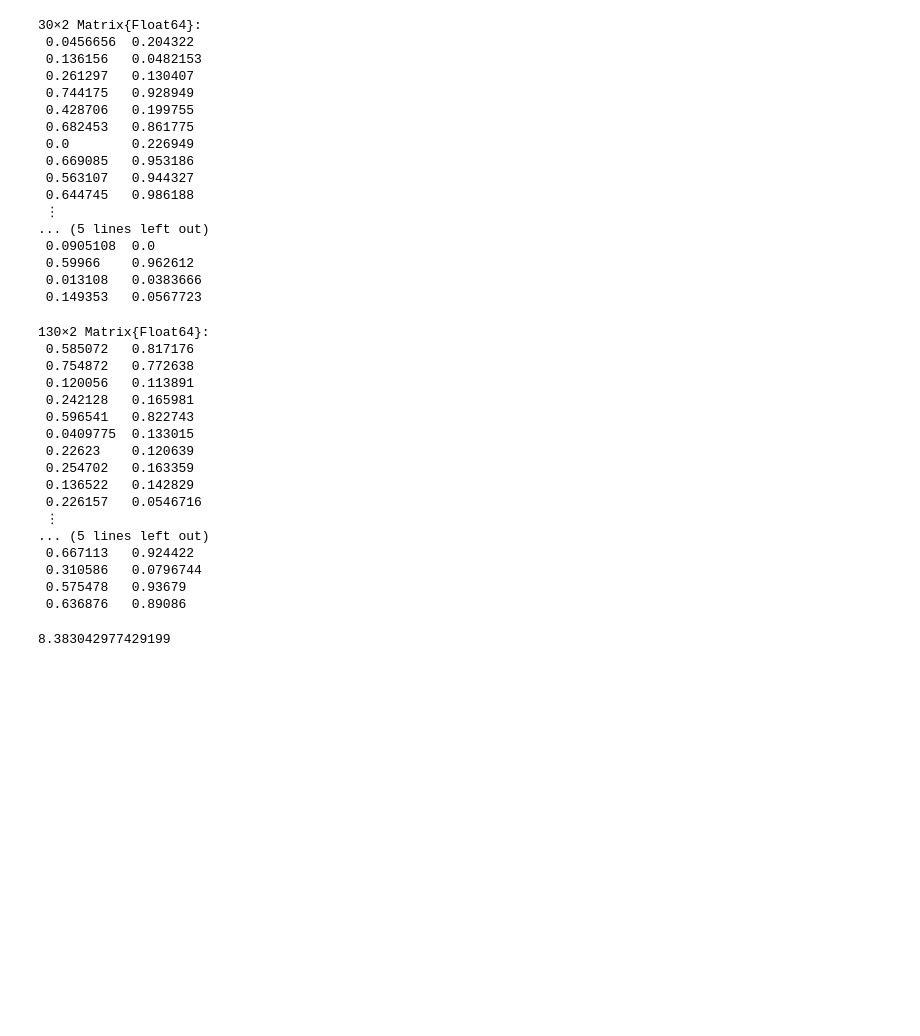
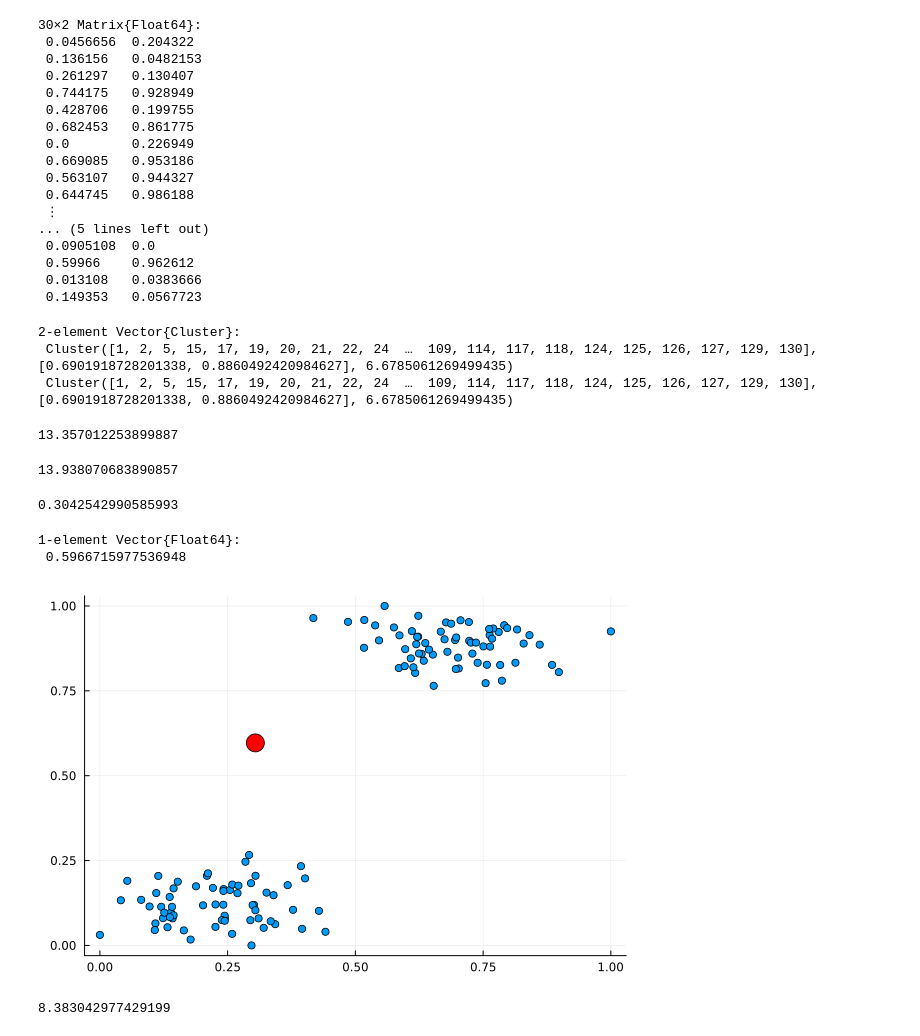
Before and after one commit to MarcoAntonioli/Optimal_Kmeans, a Jupyter notebook: development/Notebooks/CG_Clust.ipynb, the cells around one changed output. Saved outputs shown, nothing was run; the diff lists cells and outputs as text; code cells hidden in the pictures; blank space fills up the shorter version.

```diff
--- a/development/Notebooks/CG_Clust.ipynb
+++ b/development/Notebooks/CG_Clust.ipynb
@@ -405,26 +383,34 @@ for i = 20:130
     results = column_generation(points, 2, 20, 10, false)
     push!(cg_results, results["CGIP_objective"])
 end
+# %%
+results["clusters"][findall(x->x==1, results["CGIP_solution"])]
+# %% [output]
+2-element Vector{Cluster}:
+ Cluster([1, 2, 5, 15, 17, 19, 20, 21, 22, 24  …  109, 114, 117, 118, 124, 125, 126, 127, 129, 130], [0.6901918728201338, 0.8860492420984627], 6.6785061269499435)
+ Cluster([1, 2, 5, 15, 17, 19, 20, 21, 22, 24  …  109, 114, 117, 118, 124, 125, 126, 127, 129, 130], [0.6901918728201338, 0.8860492420984627], 6.6785061269499435)
+# %%
+cg_results[end]
+# %% [output]
+13.357012253899887
+# %%
+km_results[end]
+# %% [output]
+13.938070683890857
 # %%
-points
+points[78,1]
 # %% [output]
-130×2 Matrix{Float64}:
- 0.585072   0.817176
- 0.754872   0.772638
- 0.120056   0.113891
- 0.242128   0.165981
- 0.596541   0.822743
- 0.0409775  0.133015
- 0.22623    0.120639
- 0.254702   0.163359
- 0.136522   0.142829
- 0.226157   0.0546716
- ⋮
-... (5 lines left out)
- 0.667113   0.924422
- 0.310586   0.0796744
- 0.575478   0.93679
- 0.636876   0.89086
+0.3042542990585993
+# %%
+[points[78,2]]
+# %% [output]
+1-element Vector{Float64}:
+ 0.5966715977536948
+# %%
+plot(points[:,1], points[:,2], seriestype=:scatter, legend=false)
+scatter!([points[78,1]], [points[78,2]], color=:red, markersize=10)
+# %% [output]
+[figure, added]
 # %%
 mean(km_results)
 # %% [output]
```
Also changed, not shown: parts of 10 cells of this notebook.
